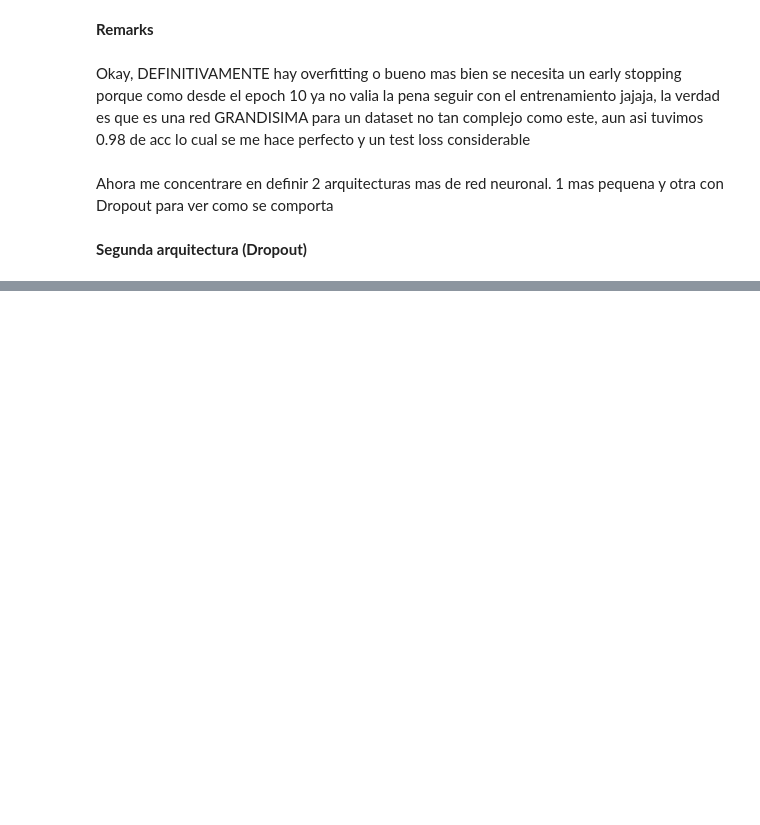
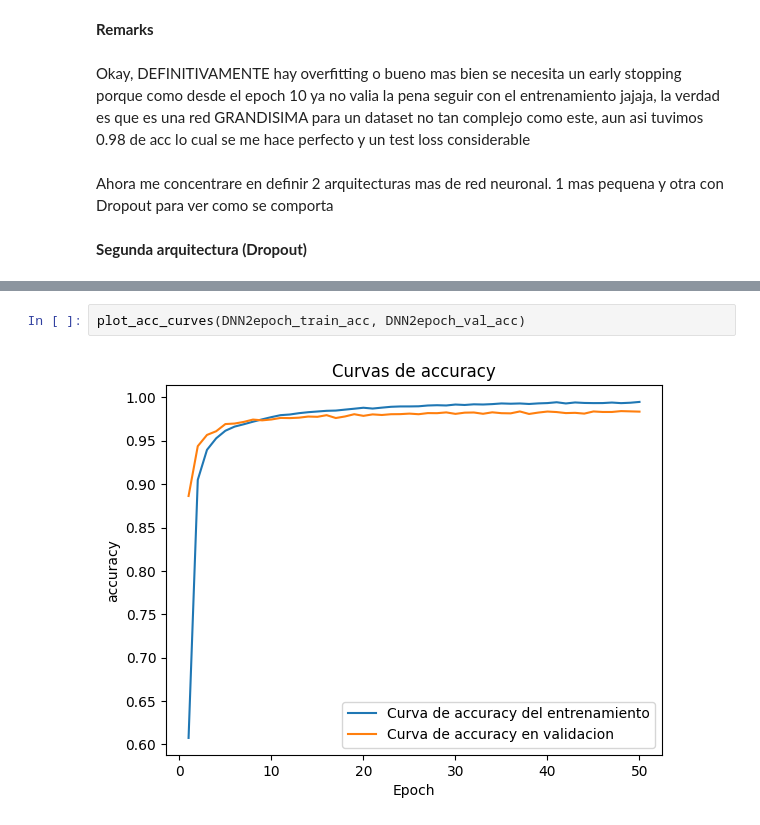
Before and after one commit to HiramZ04/computational-intelligence-class, a Jupyter notebook: MNIST_feedforwardNN.ipynb, the cells around one changed output, grey strips where cells are left out. Drawn from its saved outputs; the diff is of its cells as text; blank space fills up the shorter version.

```diff
--- a/MNIST_feedforwardNN.ipynb
+++ b/MNIST_feedforwardNN.ipynb
@@ -306,0 +353,4 @@ batch_size= 64
+# %%
+plot_acc_curves(DNN2epoch_train_acc, DNN2epoch_val_acc)
+# %% [output]
+[figure, added]
```
Also changed, not shown: parts of 13 cells of this notebook.
